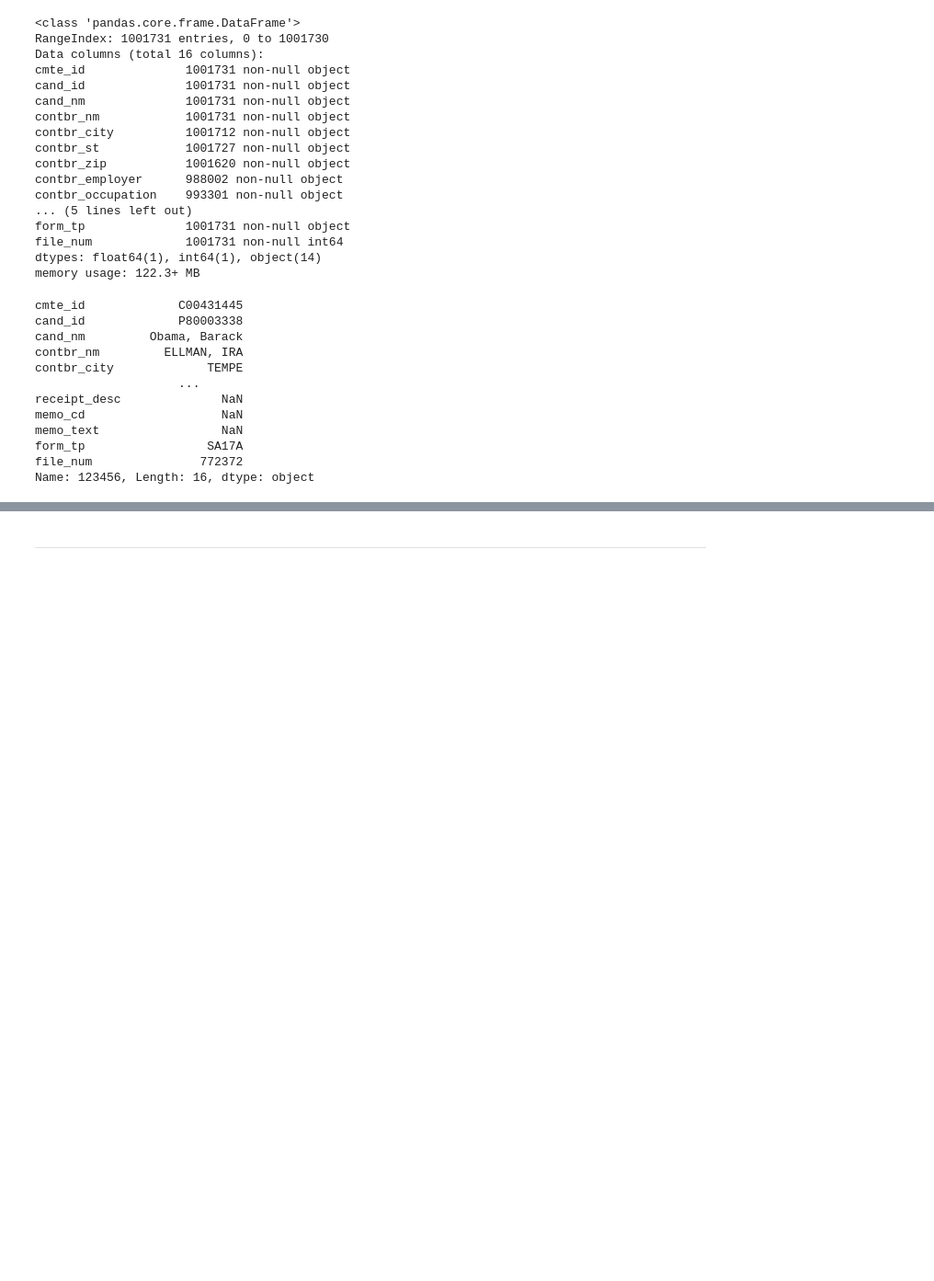
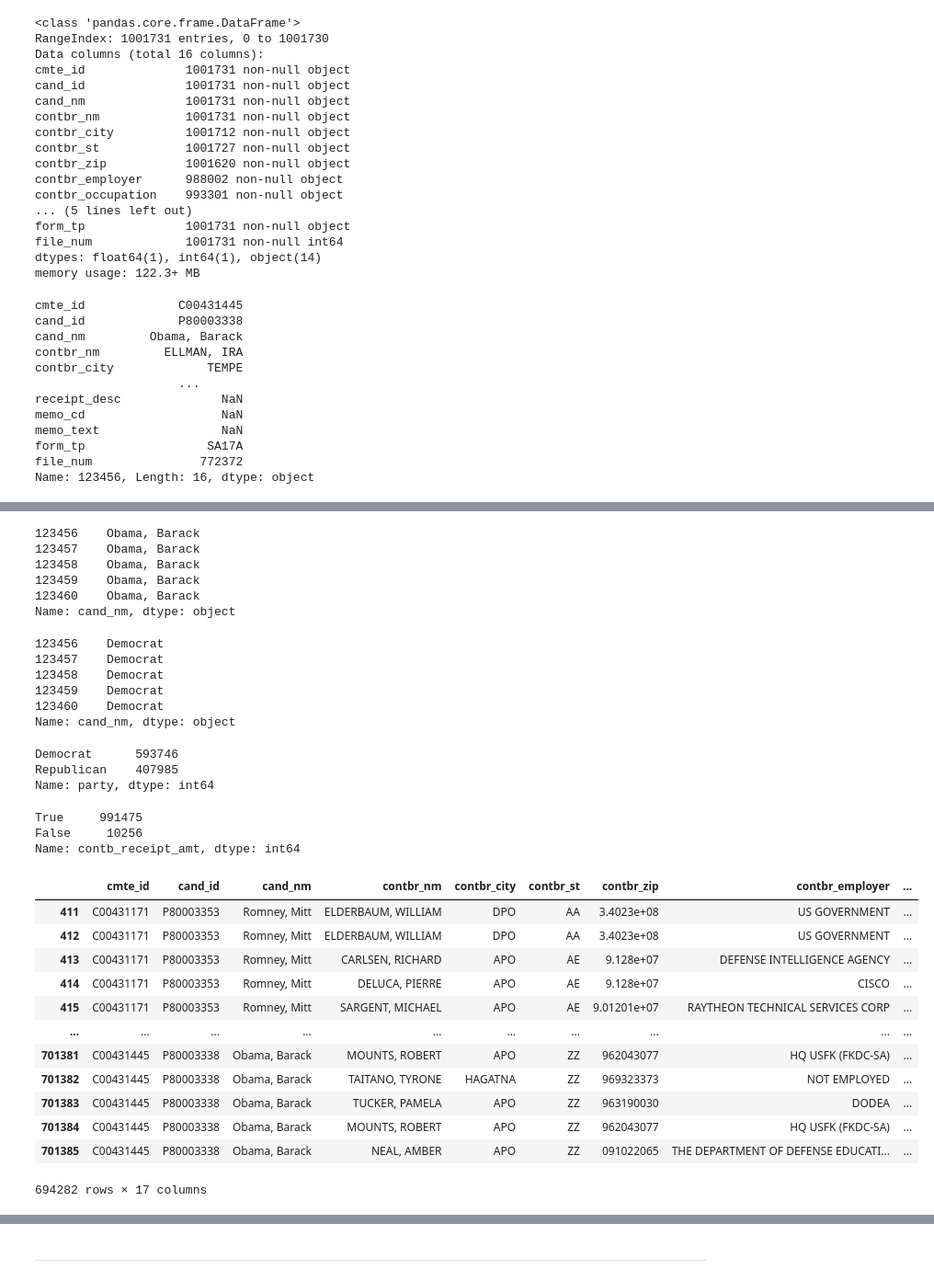
Before and after one commit to mikelhsia/Python, a Jupyter notebook: numpyPractice/pythonDataAnalysisChap14.ipynb, the cells around one changed output, grey strips where cells are left out. Shown: that part at 92% size. Cells and saved outputs as stored; diff of their text form; code cells hidden in the pictures; blank space fills up the shorter version.

Commit message:
[Python for Data Analysis] 1. Chap 14.5 politician analysis

```diff
--- a/numpyPractice/pythonDataAnalysisChap14.ipynb
+++ b/numpyPractice/pythonDataAnalysisChap14.ipynb
@@ -1330,0 +1347,71 @@ Name: 123456, Length: 16, dtype: object
+# %%
+# One way to indicate party affiliation is using a dict:
+parties = {'Bachmann, Michelle': 'Republican',
+           'Cain, Herman': 'Republican',
+           'Gingrich, Newt': 'Republican',
+           'Huntsman, Jon': 'Republican',
+           'Johnson, Gary Earl': 'Republican',
+           'McCotter, Thaddeus G': 'Republican',
+           'Obama, Barack': 'Democrat',
+           'Paul, Ron': 'Republican',
+           'Pawlenty, Timothy': 'Republican',
+           'Perry, Rick': 'Republican',
+           "Roemer, Charles E. 'Buddy' III": 'Republican',
+           'Romney, Mitt': 'Republican',
+           'Santorum, Rick': 'Republican'}
+# %%
+# Now, using this mapping and the map method on Series objects, you can compute an array of political parties from the candidate names:
+fec.cand_nm[123456:123461]
+# %% [output]
+123456    Obama, Barack
+123457    Obama, Barack
+123458    Obama, Barack
+123459    Obama, Barack
+123460    Obama, Barack
+Name: cand_nm, dtype: object
+# %%
+fec.cand_nm[123456:123461].map(parties)
+# %% [output]
+123456    Democrat
+123457    Democrat
+123458    Democrat
+123459    Democrat
+123460    Democrat
+Name: cand_nm, dtype: object
+# %%
+# Add it as a column
+fec['party'] = fec.cand_nm.map(parties)
+fec['party'].value_counts()
+# %% [output]
+Democrat      593746
+Republican    407985
+Name: party, dtype: int64
+# %%
+# A couple of data preparation points. First, this data includes both contributions and
+# refunds (negative contribution amount):
+(fec.contb_receipt_amt > 0).value_counts()
+# %% [output]
+True     991475
+False     10256
+Name: contb_receipt_amt, dtype: int64
+# %%
+# Only positive contributions
+fec = fec[fec.contb_receipt_amt > 0]
+
+# Subset contains only Barack Obama and Mitt Romney
+fec_mrbo = fec[fec.cand_nm.isin(['Obama, Barack', 'Romney, Mitt'])]
+fec_mrbo
+# %% [output]
+|  | cmte_id | cand_id | cand_nm | contbr_nm | contbr_city | contbr_st | contbr_zip | contbr_employer | ... |
+| 411 | C00431171 | P80003353 | Romney, Mitt | ELDERBAUM, WILLIAM | DPO | AA | 3.4023e+08 | US GOVERNMENT | ... |
+| 412 | C00431171 | P80003353 | Romney, Mitt | ELDERBAUM, WILLIAM | DPO | AA | 3.4023e+08 | US GOVERNMENT | ... |
+| 413 | C00431171 | P80003353 | Romney, Mitt | CARLSEN, RICHARD | APO | AE | 9.128e+07 | DEFENSE INTELLIGENCE AGENCY | ... |
+| 414 | C00431171 | P80003353 | Romney, Mitt | DELUCA, PIERRE | APO | AE | 9.128e+07 | CISCO | ... |
+| 415 | C00431171 | P80003353 | Romney, Mitt | SARGENT, MICHAEL | APO | AE | 9.01201e+07 | RAYTHEON TECHNICAL SERVICES CORP | ... |
+| ... | ... | ... | ... | ... | ... | ... | ... | ... | ... |
+| 701381 | C00431445 | P80003338 | Obama, Barack | MOUNTS, ROBERT | APO | ZZ | 962043077 | HQ USFK (FKDC-SA) | ... |
+| 701382 | C00431445 | P80003338 | Obama, Barack | TAITANO, TYRONE | HAGATNA | ZZ | 969323373 | NOT EMPLOYED | ... |
+| 701383 | C00431445 | P80003338 | Obama, Barack | TUCKER, PAMELA | APO | ZZ | 963190030 | DODEA | ... |
+| 701384 | C00431445 | P80003338 | Obama, Barack | MOUNTS, ROBERT | APO | ZZ | 962043077 | HQ USFK (FKDC-SA) | ... |
+| 701385 | C00431445 | P80003338 | Obama, Barack | NEAL, AMBER | APO | ZZ | 091022065 | THE DEPARTMENT OF DEFENSE EDUCATI... | ... |
+694282 rows × 17 columns
```
Also changed, not shown: parts of 12 cells of this notebook.
